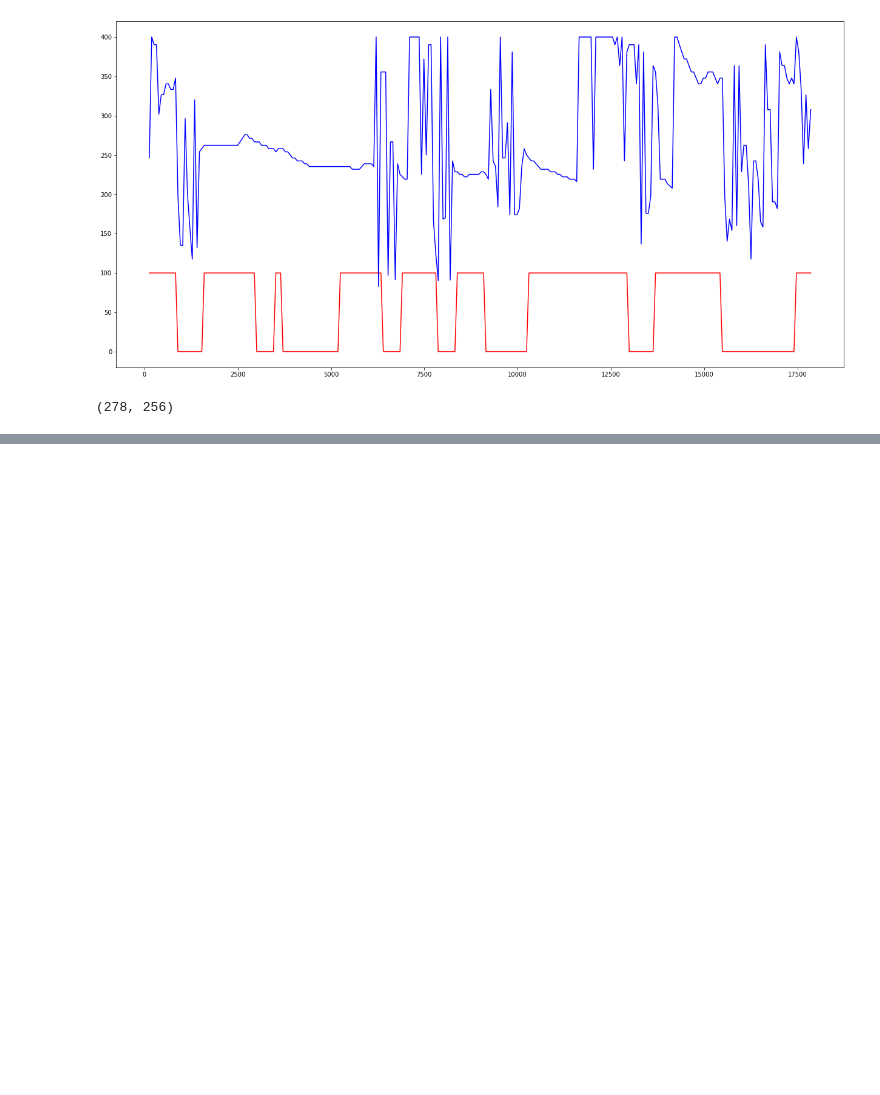
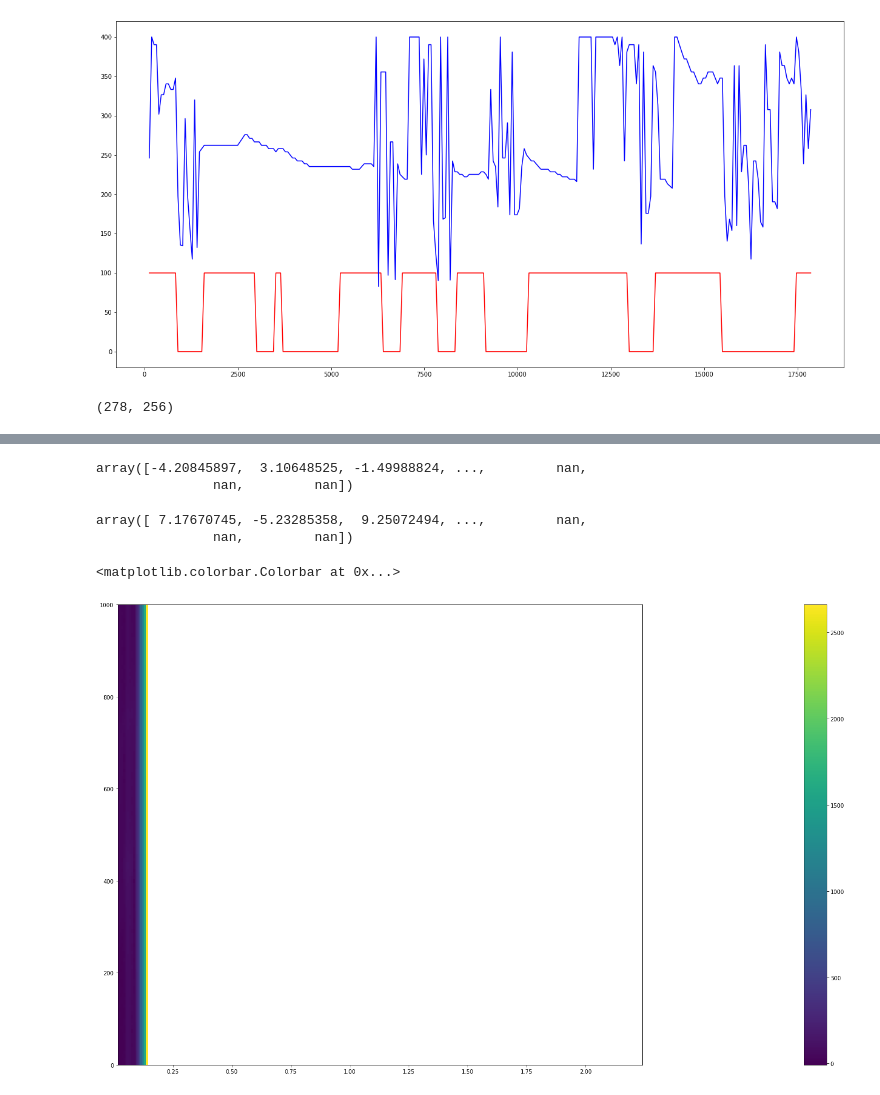
Before and after one commit to angelonti/uhh_ssp_summer2023, a Jupyter notebook: exercise4/exercise4.ipynb, the cells around one changed output, grey strips where cells are left out. Cells and saved outputs as stored; diff of their text form; code cells hidden in the pictures; blank space fills up the shorter version.

```diff
--- a/exercise4/exercise4.ipynb
+++ b/exercise4/exercise4.ipynb
@@ -348,0 +356,3 @@ array([[ 0.34532279, -1.39593755, -1.3030396 , ...,  0.40595109,
+# %%
+voiced_ex_segments = segment_signal(voiced_ex, R)
+voiced_ex_segments
@@ -348,0 +368,13 @@ array([[ 0.34532279, -1.39593755, -1.3030396 , ...,  0.40595109,
+# %%
+#3.1.c)
+from filteradaptively import filter_adaptively
+
+voiced_ex_segment_filtered = np.zeros(voiced_ex_segments.shape)
+unvoiced_ex_segment_filtered = np.zeros(unvoiced_ex_segments.shape)
+
+filter_state_voiced = None
+filter_state_unvoiced = None
+
+for i in range(voiced_ex_segments.shape[0]):
+    voiced_ex_segment_filtered[i], filter_state_voiced = filter_adaptively(np.array([1]), m_lpc[i], voiced_ex_segments[i], filter_state_voiced)
+    unvoiced_ex_segment_filtered[i], filter_state_unvoiced = filter_adaptively(np.array([1]), m_lpc[i], unvoiced_ex_segments[i], filter_state_unvoiced)
@@ -348,0 +397,13 @@ array([[ 0.34532279, -1.39593755, -1.3030396 , ...,  0.40595109,
+# %%
+voiced_ex_reconstructed = np.concatenate(voiced_ex_segment_filtered)
+unvoiced_ex_reconstructed = np.concatenate(unvoiced_ex_segment_filtered)
+# %%
+voiced_ex_reconstructed
+# %% [output]
+array([-4.20845897,  3.10648525, -1.49988824, ...,         nan,
+               nan,         nan])
+# %%
+unvoiced_ex_reconstructed
+# %% [output]
+array([ 7.17670745, -5.23285358,  9.25072494, ...,         nan,
+               nan,         nan])
@@ -348,0 +416,13 @@ array([[ 0.34532279, -1.39593755, -1.3030396 , ...,  0.40595109,
+# %%
+m_stft_voiced_ex, v_freq, v_time_frame = compute_stft(voiced_ex_reconstructed, sampling_rate, frame_length, frame_shift, analysis_window)
+# %%
+fig = plt.figure()
+fig.set_size_inches(26.5, 15.5)
+ax = fig.add_subplot(111)
+im = ax.imshow(10*np.log10(np.maximum(np.square(np.abs(m_stft_voiced_ex.T)), 10**(-15))),
+               cmap='viridis', origin='lower', extent=[v_time_frame[0], v_time_frame[-1], v_freq[0],
+                                                       1000], aspect='auto')
+fig.colorbar(im, orientation="vertical", pad=0.2)
+# %% [output]
+<matplotlib.colorbar.Colorbar at 0x...>
+[figure, added]
```
Also changed, not shown: parts of 15 cells of this notebook, 2 other files.
